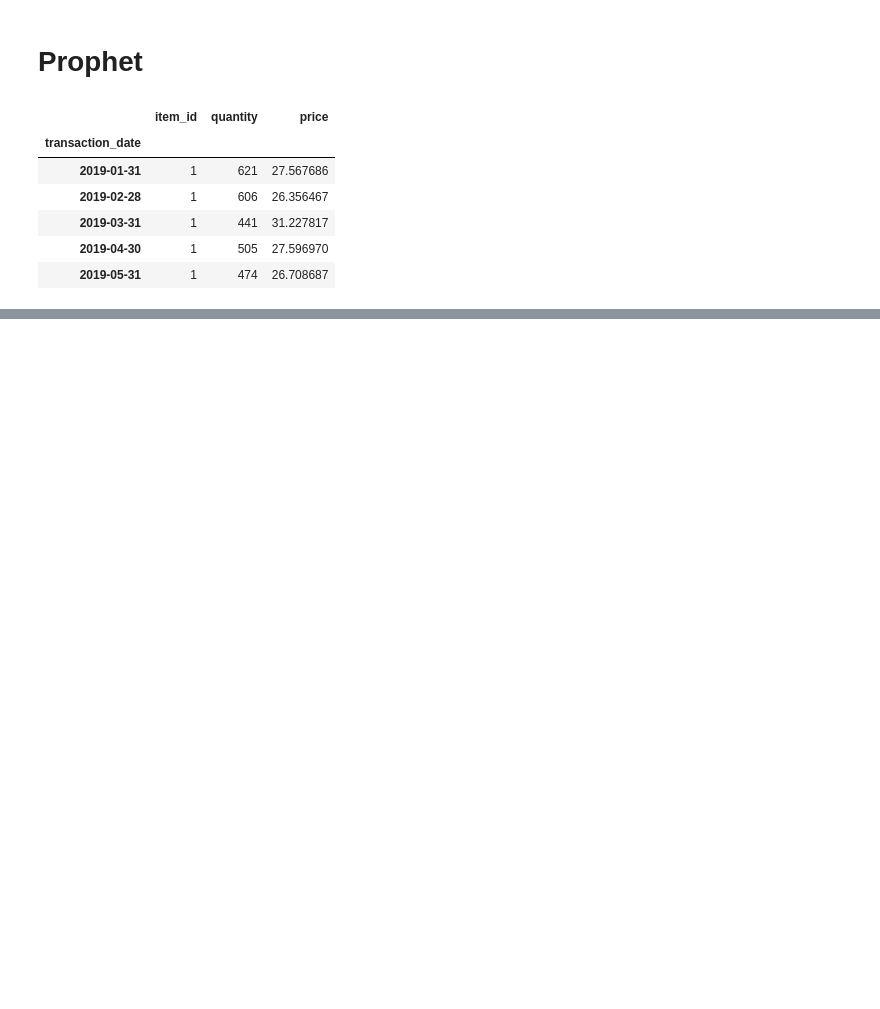
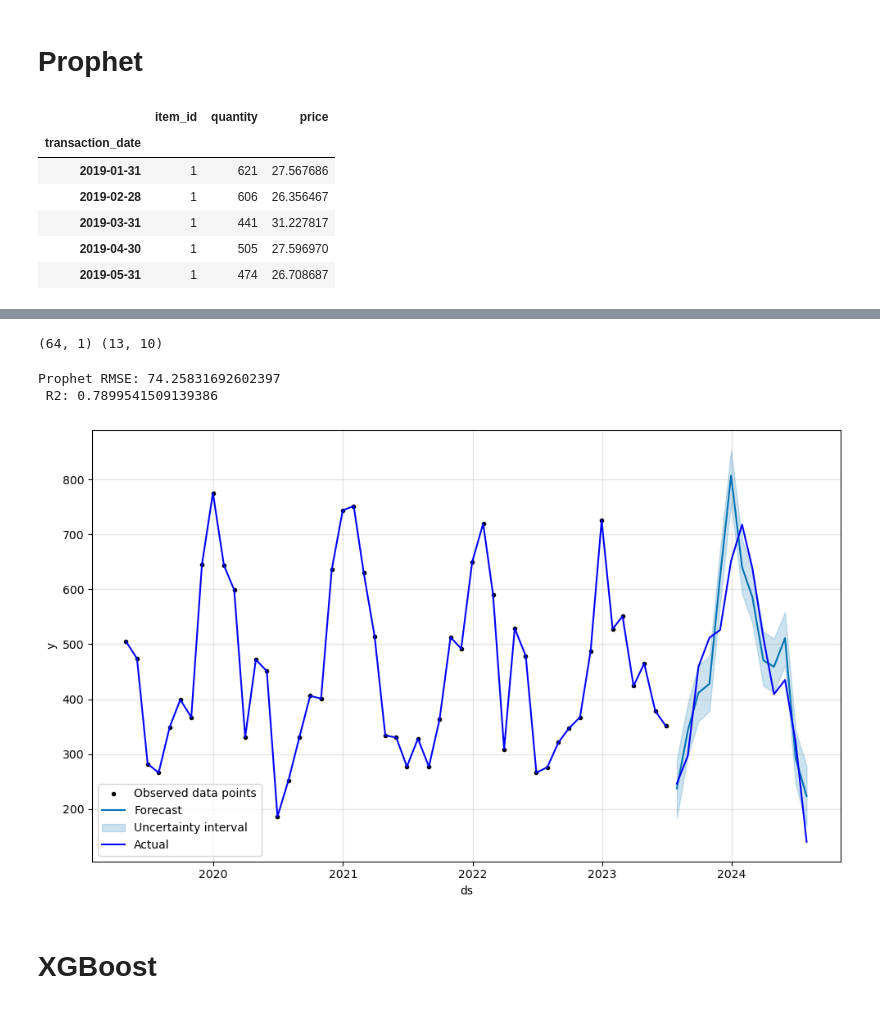
Before and after one commit to Khair1212/inventory_forecasting, a Jupyter notebook: monthly_forecast.ipynb, the cells around one changed output, grey strips where cells are left out. Saved outputs shown, nothing was run; the diff lists cells and outputs as text; code cells hidden in the pictures; blank space fills up the shorter version.

```diff
--- a/monthly_forecast.ipynb
+++ b/monthly_forecast.ipynb
@@ -91,0 +232,12 @@ plt.show()
+# %%
+# Define and fit the model
+model = Prophet(weekly_seasonality=False, yearly_seasonality=True, daily_seasonality=False)
+model.add_regressor('price')
+model.add_regressor('day_of_week')
+model.add_regressor('month')
+model.add_regressor('year')
+model.add_regressor('lag_1')
+model.add_regressor('lag_3')
+model.add_regressor('rolling_mean_7')
+model.add_regressor('rolling_std_7')
+model.fit(train_data)
@@ -91,0 +248,40 @@ plt.show()
+# %%
+# Make future dataframe and forecast
+future = model.make_future_dataframe(periods=len(test_data), freq='M')
+
+print(future.shape, test_data.shape)
+# %% [output]
+(64, 1) (13, 10)
+# %%
+future = future.loc[len(train_data):]
+# %%
+future['price'] = test_data['price'].values
+future['day_of_week'] = test_data['day_of_week'].values
+future['month'] = test_data['month'].values
+future['year'] = test_data['year'].values
+future['lag_1'] = test_data['lag_1'].values
+future['lag_3'] = test_data['lag_3'].values
+future['rolling_mean_7'] = test_data['rolling_mean_7'].values
+future['rolling_std_7'] = test_data['rolling_std_7'].values
+
+forecast = model.predict(future)
+# %%
+# Evaluate the model
+mse = mean_squared_error(test_data['y'], forecast['yhat'])
+r2 = r2_score(test_data['y'], forecast['yhat'])
+rmse = np.sqrt(mse)
+print(f'Prophet RMSE: {rmse} \n R2: {r2}')
+# %% [output]
+Prophet RMSE: 74.25831692602397
+ R2: 0.7899541509139386
+# %%
+# Plot the forecast
+fig = model.plot(forecast)
+plt.plot(train_data['ds'], train_data['y'], color = 'blue')
+plt.plot(test_data['ds'], test_data['y'], 'blue', label='Actual')
+plt.legend()
+plt.show()
+# %% [output]
+[figure, added]
+# %% [markdown]
+# XGBoost
```
Also changed, not shown: parts of 51 cells of this notebook, 6 other files.
